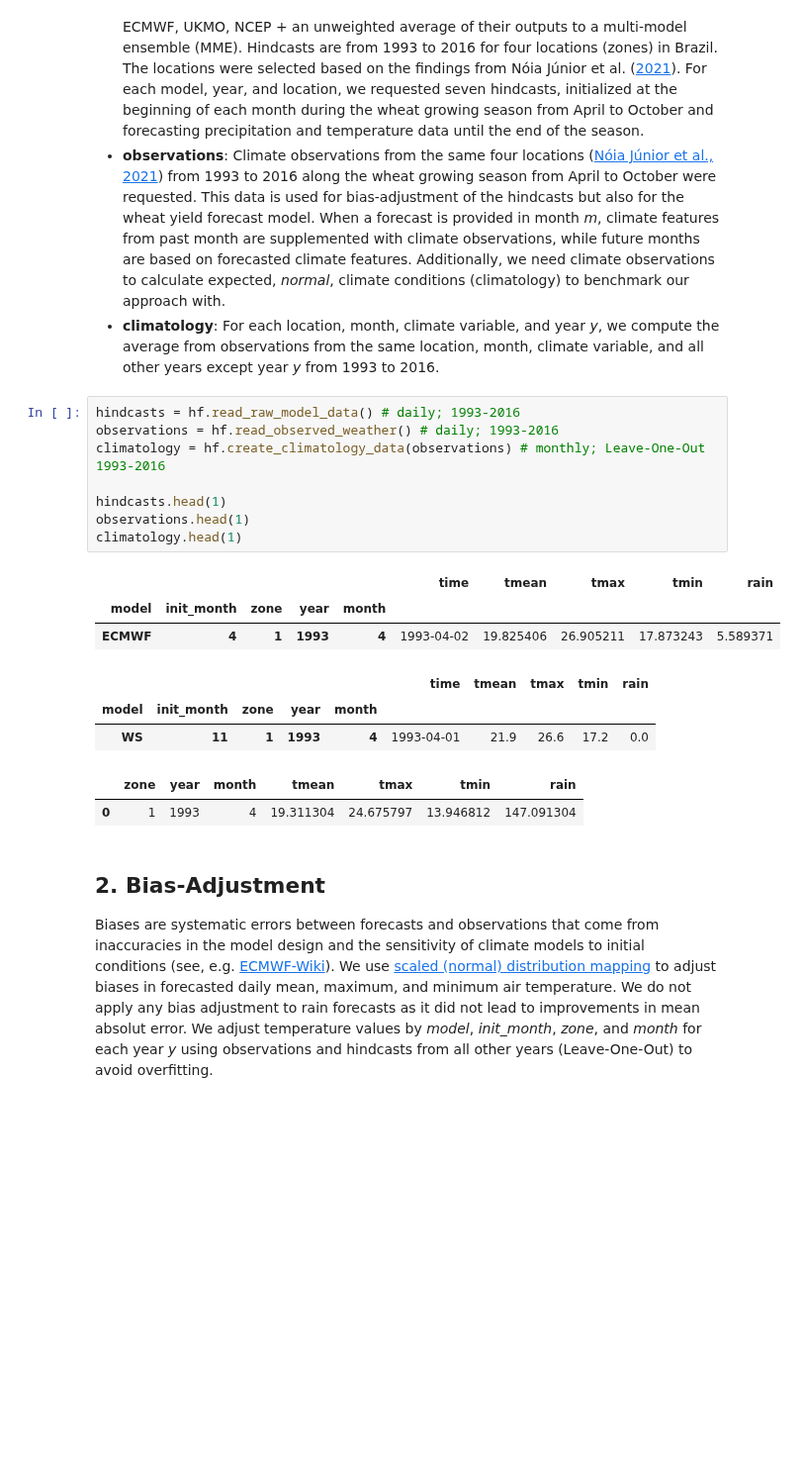
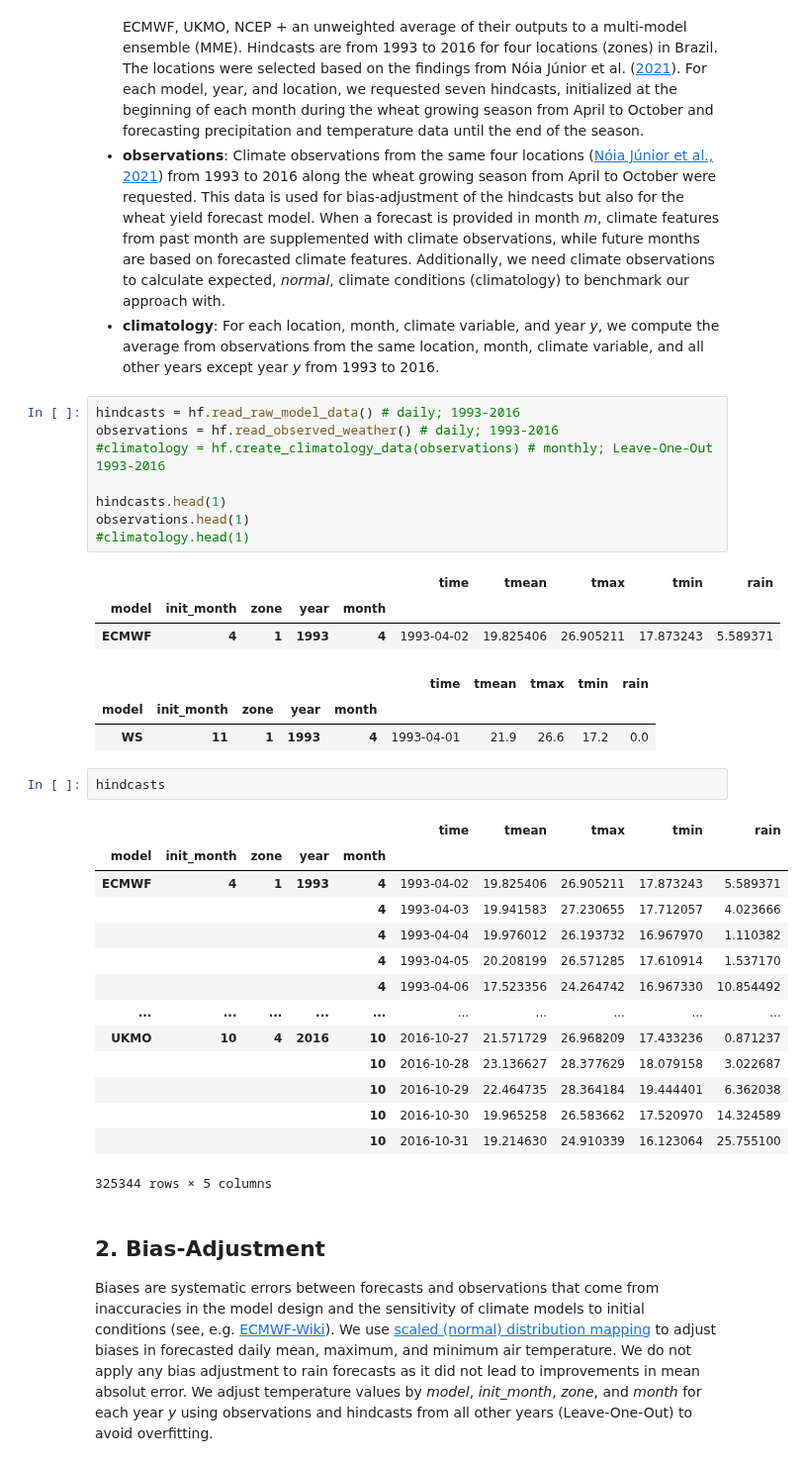
Before and after one commit to mzachow/wheat-yield-forecast-brazil, a Jupyter notebook: climatology_vs_seasonal_forecasts.ipynb, the cells around one changed output. Shown at 99% size. Saved outputs shown, nothing was run; the diff lists cells and outputs as text; blank space fills up the shorter version.

```diff
--- a/climatology_vs_seasonal_forecasts.ipynb
+++ b/climatology_vs_seasonal_forecasts.ipynb
@@ -44,11 +47,11 @@ Our approach requires three sources of climate data: seasonal climate models (hi
 # %%
 hindcasts = hf.read_raw_model_data() # daily; 1993-2016
 observations = hf.read_observed_weather() # daily; 1993-2016
-climatology = hf.create_climatology_data(observations) # monthly; Leave-One-Out 1993-2016
+#climatology = hf.create_climatology_data(observations) # monthly; Leave-One-Out 1993-2016
 
 hindcasts.head(1)
 observations.head(1)
-climatology.head(1)
+#climatology.head(1)
 # %% [output]
 |  |  |  |  |  | time | tmean | tmax | tmin | rain |
 | model | init_month | zone | year | month |  |  |  |  |  |
@@ -56,8 +59,23 @@ climatology.head(1)
 |  |  |  |  |  | time | tmean | tmax | tmin | rain |
 | model | init_month | zone | year | month |  |  |  |  |  |
 | WS | 11 | 1 | 1993 | 4 | 1993-04-01 | 21.9 | 26.6 | 17.2 | 0.0 |
-|  | zone | year | month | tmean | tmax | tmin | rain |
-| 0 | 1 | 1993 | 4 | 19.311304 | 24.675797 | 13.946812 | 147.091304 |
+# %%
+hindcasts
+# %% [output]
+|  |  |  |  |  | time | tmean | tmax | tmin | rain |
+| model | init_month | zone | year | month |  |  |  |  |  |
+| ECMWF | 4 | 1 | 1993 | 4 | 1993-04-02 | 19.825406 | 26.905211 | 17.873243 | 5.589371 |
+|  |  |  |  | 4 | 1993-04-03 | 19.941583 | 27.230655 | 17.712057 | 4.023666 |
+|  |  |  |  | 4 | 1993-04-04 | 19.976012 | 26.193732 | 16.967970 | 1.110382 |
+|  |  |  |  | 4 | 1993-04-05 | 20.208199 | 26.571285 | 17.610914 | 1.537170 |
+|  |  |  |  | 4 | 1993-04-06 | 17.523356 | 24.264742 | 16.967330 | 10.854492 |
+| ... | ... | ... | ... | ... | ... | ... | ... | ... | ... |
+| UKMO | 10 | 4 | 2016 | 10 | 2016-10-27 | 21.571729 | 26.968209 | 17.433236 | 0.871237 |
+|  |  |  |  | 10 | 2016-10-28 | 23.136627 | 28.377629 | 18.079158 | 3.022687 |
+|  |  |  |  | 10 | 2016-10-29 | 22.464735 | 28.364184 | 19.444401 | 6.362038 |
+|  |  |  |  | 10 | 2016-10-30 | 19.965258 | 26.583662 | 17.520970 | 14.324589 |
+|  |  |  |  | 10 | 2016-10-31 | 19.214630 | 24.910339 | 16.123064 | 25.755100 |
+325344 rows × 5 columns
 # %% [markdown]
 ## 2. Bias-Adjustment <a name="bias_adjustment"></a>
 
```
Also changed, not shown: parts of 2 cells of this notebook, 5 other files.
